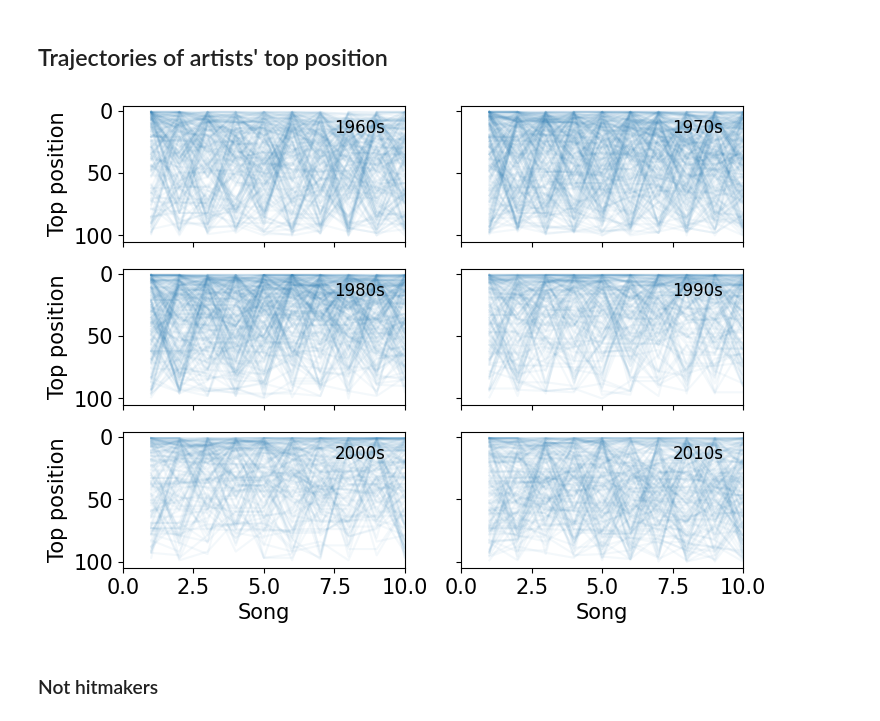
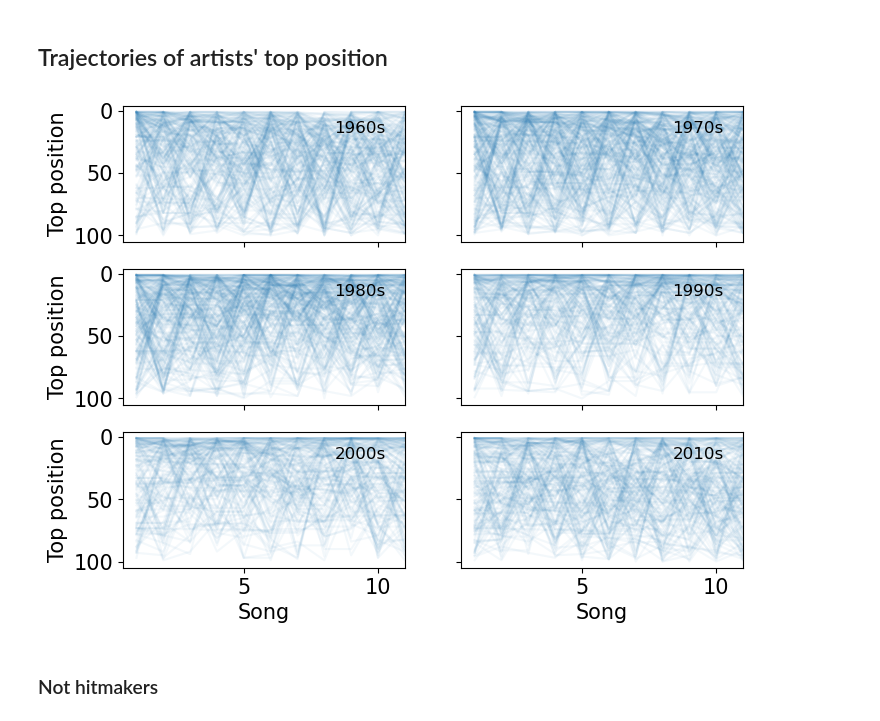
Before and after one commit to martalech/pop_charts_dynamics, a Jupyter notebook: hitmakers_analysis.ipynb, the cells around one changed output. Saved outputs shown, nothing was run; the diff lists cells and outputs as text; code cells hidden in the pictures.

```diff
--- a/hitmakers_analysis.ipynb
+++ b/hitmakers_analysis.ipynb
@@ -334,35 +334,36 @@ row_i, col_i = 0, 0
 for decade in range(1960, 2020, 10):
     songs_until_decade = songs_numbers_count[songs_numbers_count["year"] < decade + 10].copy()
     songs_until_decade["total_number_of_songs"] = songs_until_decade.groupby(["artist"])["number_of_songs"].transform("sum")
     songs_until_decade = songs_until_decade[(songs_until_decade["year"] >= decade) &\
                                             (songs_until_decade["year"] < decade + 10)][[
         "artist", "total_number_of_songs"]].drop_duplicates()
 
     hitmakers_from_decade = songs_until_decade[songs_until_decade[
         "total_number_of_songs"] > 10]
 
     distinct_artist_songs_until_decade = distinct_artist_songs[distinct_artist_songs["year"] < decade + 10]
     for artist in hitmakers_from_decade["artist"].unique():
         top_positions = distinct_artist_songs_until_decade[distinct_artist_songs_until_decade["artist"] == artist]["top_position"]
         axes[row_i, col_i].plot(range(1, len(top_positions) + 1), top_positions, label=artist, alpha=0.05,
                                 color="C0")
 
     axes[row_i, col_i].text(0.75, 0.8, f"{decade}s", transform=axes[row_i, col_i].transAxes, fontsize=12)
     if row_i == 2:
         axes[row_i, col_i].set_xlabel("Song")
     if col_i == 0:
         axes[row_i, col_i].set_ylabel("Top position")
-    axes[row_i, col_i].set_xlim(0, 10)
+    axes[row_i, col_i].set_xlim(0.5, 11)
+
     col_i += 1
     if col_i == 2:
         row_i += 1
         col_i = 0
 
 plt.gca().invert_yaxis()
 plt.savefig(f'figures/top_positions_over_time_hitmakers.pdf', format="pdf", bbox_inches='tight')
 plt.show()
 # %% [output]
-[figure, old version]
+[figure, new version]
 # %% [markdown]
 ### Not hitmakers
 # %%
```
Also changed, not shown: parts of 8 cells of this notebook, 18 other files.
